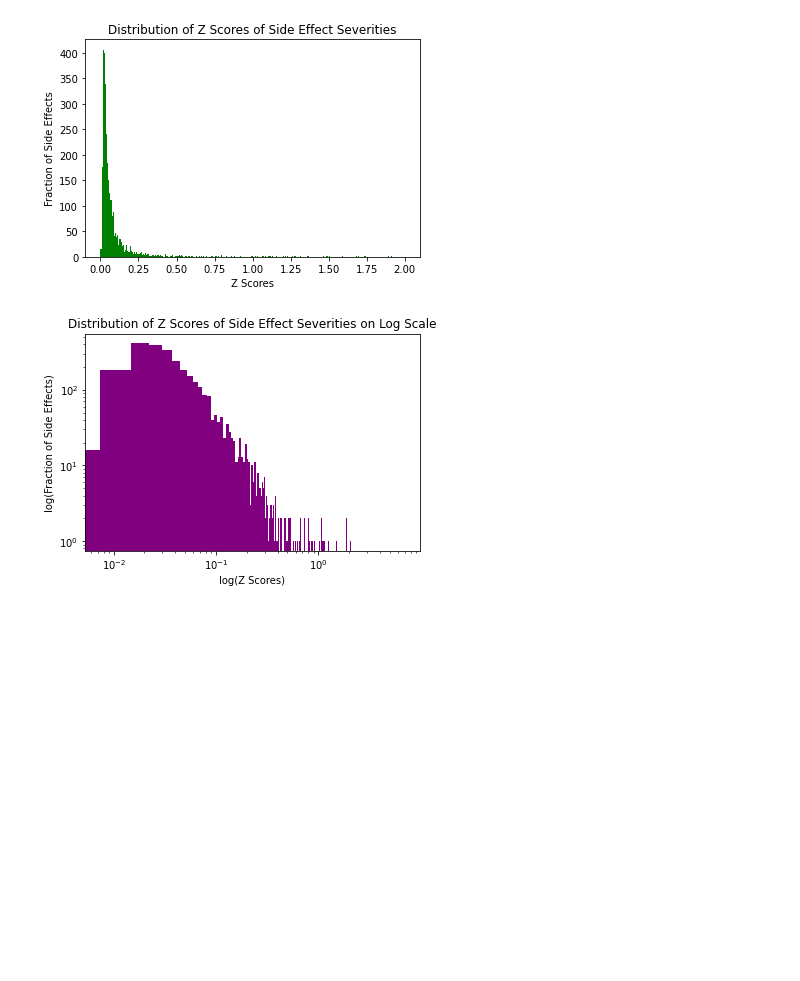
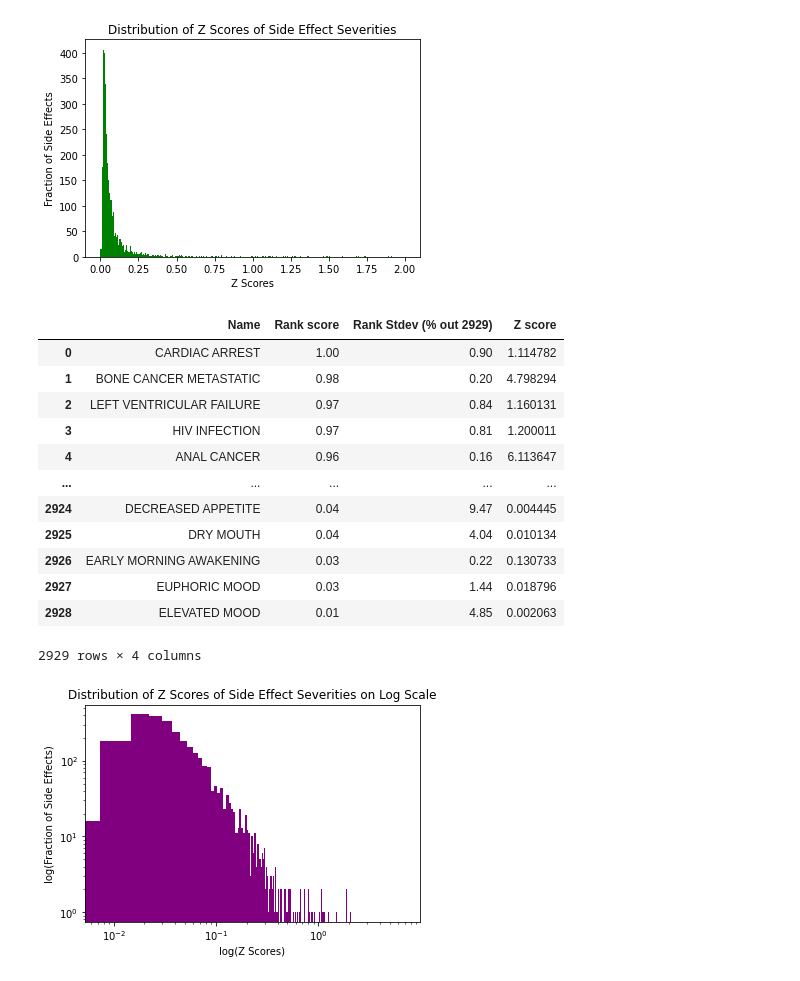
Before and after one commit to SBIYaw/459-drug-proj, a Jupyter notebook: riskScoreCalc.ipynb, the cells around one changed output. Saved outputs shown, nothing was run; the diff lists cells and outputs as text; code cells hidden in the pictures; blank space fills up the shorter version.

```diff
--- a/riskScoreCalc.ipynb
+++ b/riskScoreCalc.ipynb
@@ -25,6 +37,22 @@ plt.ylabel('Fraction of Side Effects')
 plt.show()
 # %% [output]
 [figure]
+# %%
+df
+# %% [output]
+|  | Name | Rank score | Rank Stdev (% out 2929) | Z score |
+| 0 | CARDIAC ARREST | 1.00 | 0.90 | 1.114782 |
+| 1 | BONE CANCER METASTATIC | 0.98 | 0.20 | 4.798294 |
+| 2 | LEFT VENTRICULAR FAILURE | 0.97 | 0.84 | 1.160131 |
+| 3 | HIV INFECTION | 0.97 | 0.81 | 1.200011 |
+| 4 | ANAL CANCER | 0.96 | 0.16 | 6.113647 |
+| ... | ... | ... | ... | ... |
+| 2924 | DECREASED APPETITE | 0.04 | 9.47 | 0.004445 |
+| 2925 | DRY MOUTH | 0.04 | 4.04 | 0.010134 |
+| 2926 | EARLY MORNING AWAKENING | 0.03 | 0.22 | 0.130733 |
+| 2927 | EUPHORIC MOOD | 0.03 | 1.44 | 0.018796 |
+| 2928 | ELEVATED MOOD | 0.01 | 4.85 | 0.002063 |
+2929 rows × 4 columns
 # %%
 _ = plt.hist(df['Z score'], bins='auto', range=(0,7),  color ='purple')
 plt.title('Distribution of Z Scores of Side Effect Severities on Log Scale')
```
Also changed, not shown: parts of 2 cells of this notebook, 3 other files.
